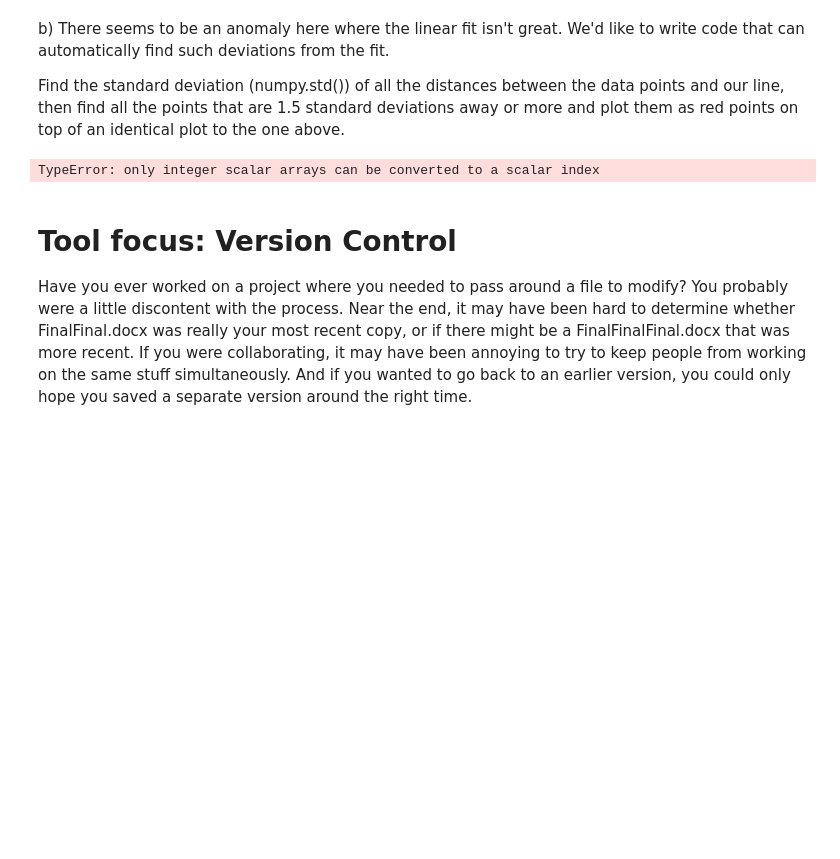
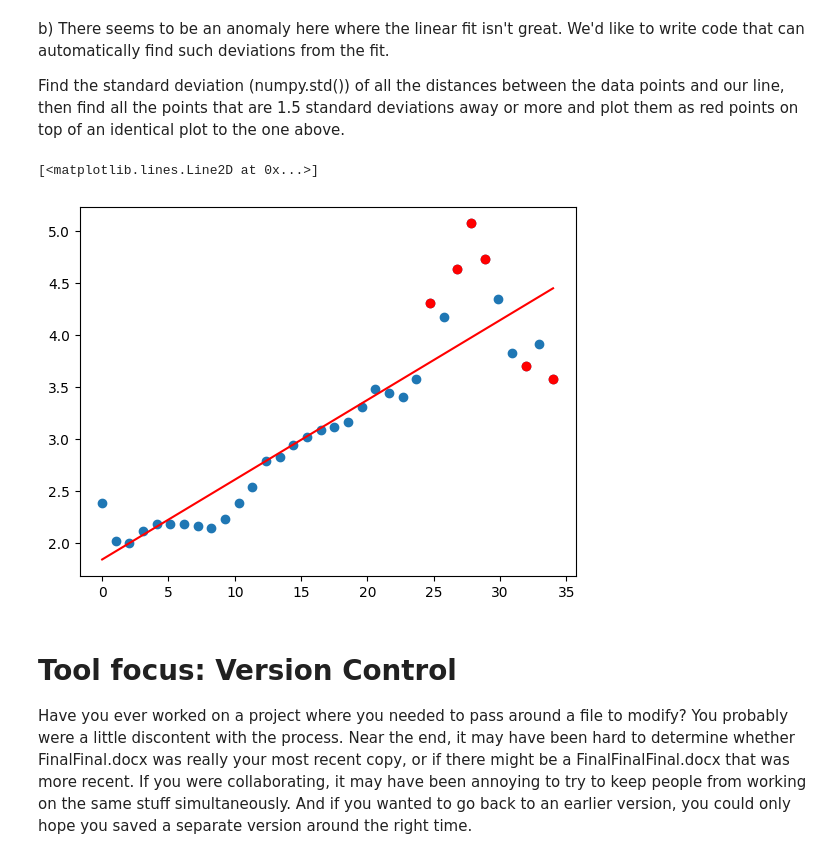
Before and after one commit to wukatherine/ds110repo, a Jupyter notebook: R9_DTreesVControl_DS110_F24.ipynb, the cells around one changed output. Drawn from its saved outputs; the diff is of its cells as text; code cells hidden in the pictures; blank space fills up the shorter version.

```diff
--- a/R9_DTreesVControl_DS110_F24.ipynb
+++ b/R9_DTreesVControl_DS110_F24.ipynb
@@ -74,18 +74,25 @@ plt.show()
 b) There seems to be an anomaly here where the linear fit isn't great.  We'd like to write code that can automatically find such deviations from the fit.
 
 Find the standard deviation (numpy.std()) of all the distances between the data points and our line, then find all the points that are 1.5 standard deviations away or more and plot them as red points on top of an identical plot to the one above.
-# %%
-std_devs = np.std(x, y_hat)
-xs = []
-ys = []
-for i in range(34):
-  if abs(x[i] - y_hat[i]) >= 1.5 * std_devs[i]:
-    xs.append(x[i])
-    ys.append(gas_prices[i])
-plt.plot(xs, ys, "ro")
-plt.show()
-# %% [output]
-TypeError: only integer scalar arrays can be converted to a scalar index
+# %%
+import numpy as np
+
+dists = []
+for i in range(len(x)):
+    dists.append(y_hat[i] - gas_prices[i])
+stddev = np.std(dists)
+anomaly_x = []
+anomaly_y = []
+for i in range(len(x)):
+    if abs(dists[i]) >= 1.5 * stddev:
+        anomaly_x.append(x[i])
+        anomaly_y.append(gas_prices[i])
+plt.plot(x,gas_prices,'o')
+plt.plot(x,y_hat,'r')
+plt.plot(anomaly_x, anomaly_y, 'or')
+# %% [output]
+[<matplotlib.lines.Line2D at 0x...>]
+[figure, added]
 # %% [markdown]
 # Tool focus:  Version Control
 
```
